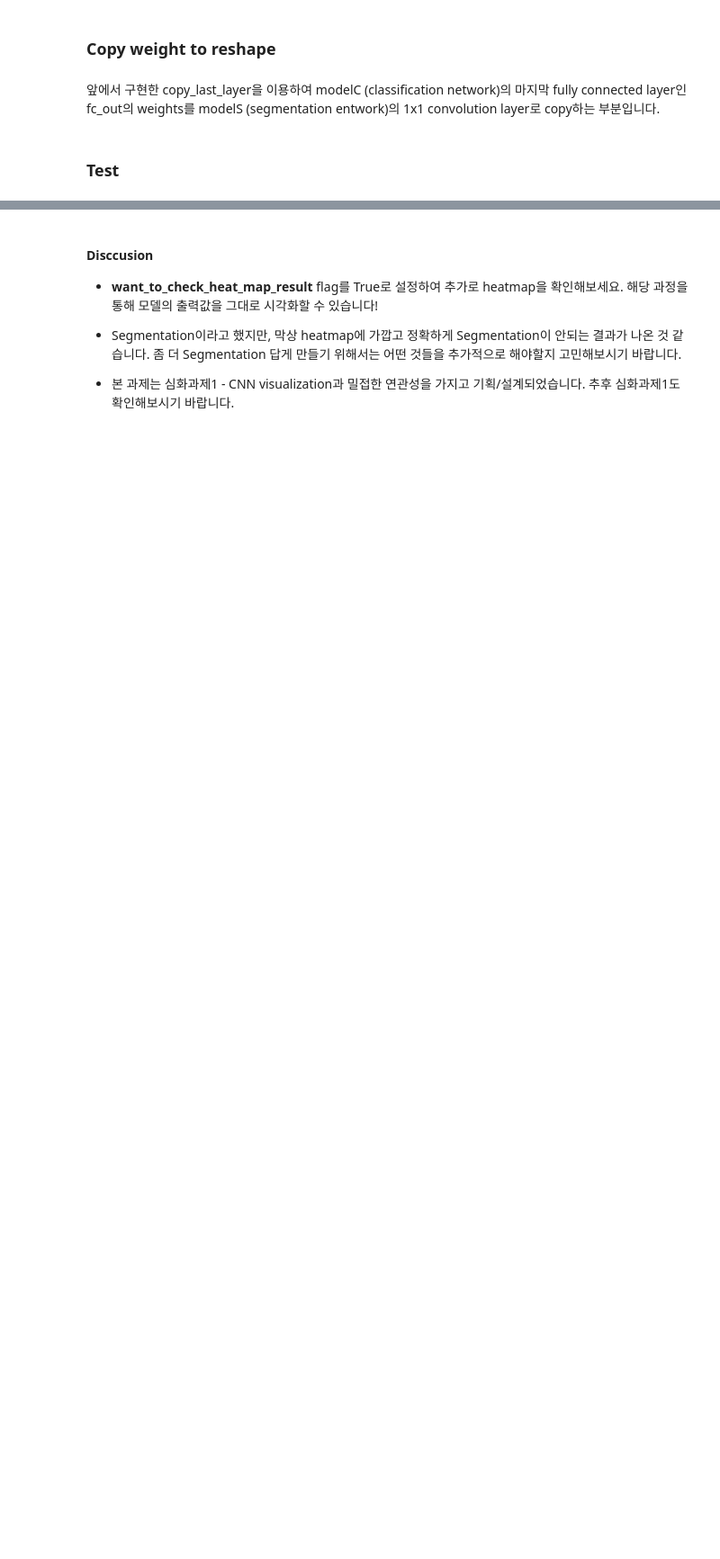
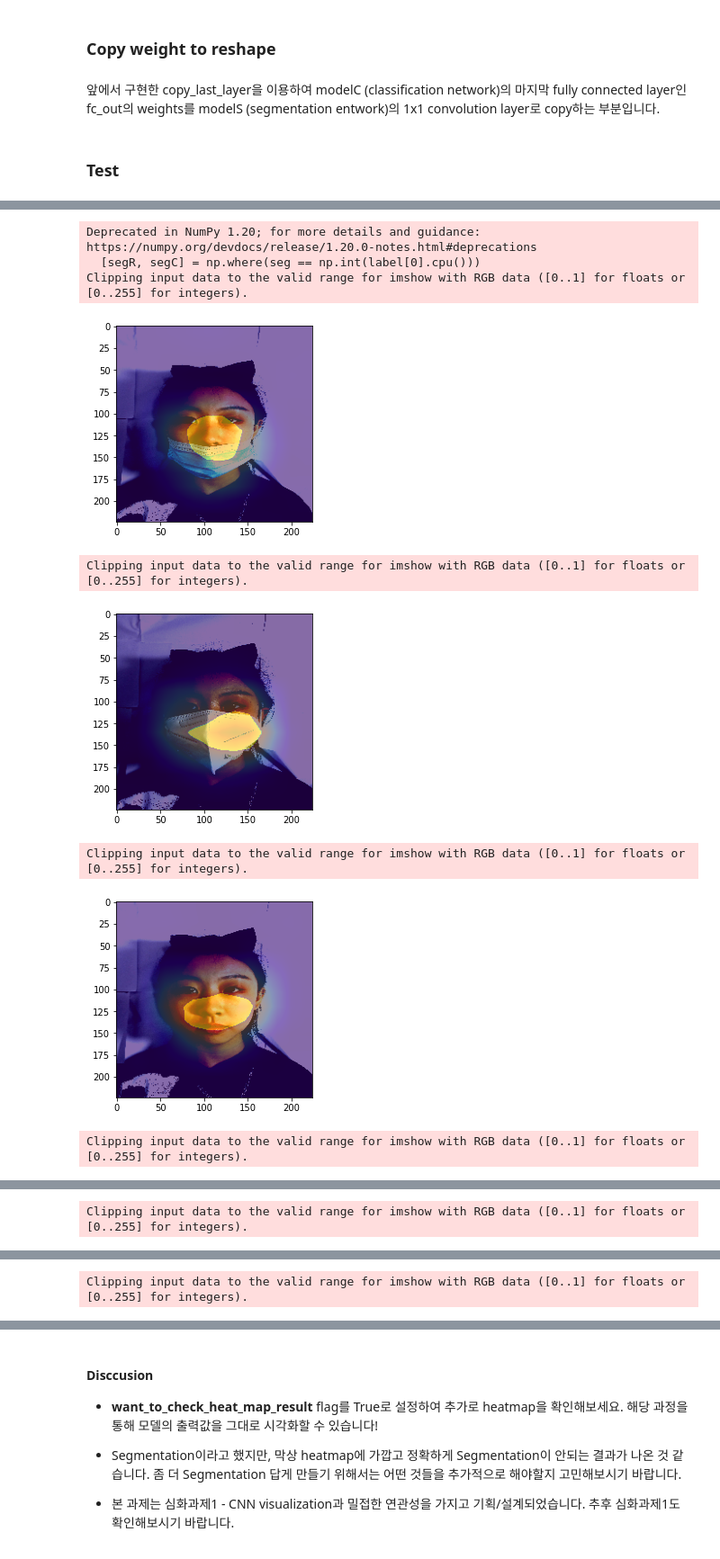
Before and after one commit to BoostCampCV03/KimDaeYu_T3023, a Jupyter notebook: Task/8W/(기본) 3번 과제 - Classification to Segmentation.ipynb, the cells around one changed output, grey strips where cells are left out. Shown: that part at 90% size. Drawn from its saved outputs; the diff is of its cells as text; code cells hidden in the pictures; blank space fills up the shorter version.

```diff
--- a/Task/8W/(기본) 3번 과제 - Classification to Segmentation.ipynb
+++ b/Task/8W/(기본) 3번 과제 - Classification to Segmentation.ipynb
@@ -168,7 +195,7 @@ class VGG11Segmentation(nn.Module):
     '''======================== TO DO (1) ========================'''
 
     with torch.no_grad():
-      self.conv_out =
+      self.conv_out = nn.Conv2d(512, 7, kernel_size=1)
 
     '''======================== TO DO (1) ========================'''
     '''==========================================================='''
@@ -197,9 +224,9 @@ class VGG11Segmentation(nn.Module):
     '''==========================================================='''
     '''======================== TO DO (2) ========================'''
 
-    reshaped_fc_out =
-    reshaped_fc_out = torch.reshape(reshaped_fc_out, )
-    self.conv_out.weight =
+    reshaped_fc_out = fc_out.weight
+    reshaped_fc_out = torch.reshape(reshaped_fc_out, shape=(7,512,1,1))
+    self.conv_out.weight = torch.nn.Parameter(reshaped_fc_out)
 
     '''======================== TO DO (2) ========================'''
     '''==========================================================='''
@@ -336,36 +368,46 @@ test_dataset = MaskDataset(data_root, input_size=input_size, transform=transform
 test_loader = DataLoader(test_dataset, batch_size=batch_size, pin_memory=True, shuffle=True)
 # %%
 import matplotlib
-
+import matplotlib.pyplot
 # Test on Segmentation
 modelS.cuda().float()
 modelS.eval()
 
 for iter, (img, label) in enumerate(test_loader):
   img = img.float().cuda()
 
   # Inference for Semantic Segmentation
   res = modelS(img)[0]
 
   heat = res[label[0]]
   resH = heat.cpu().detach().numpy()
   heatR, heatC = np.where(resH > np.percentile(resH, 95))
 
   seg = torch.argmax(res, dim=0)
   seg = seg.cpu().detach().numpy()
   [segR, segC] = np.where(seg == np.int(label[0].cpu()))
 
   resS = np.zeros((224,224))
   for i, r in enumerate(heatR):
     c = heatC[i]
     if (r in segR) and (c in segC):
       resS[r,c] = 1
 
-  want_to_check_heat_map_result = False
+  want_to_check_heat_map_result = True
 
   # Plot segmentation result
   matplotlib.pyplot.imshow(img[0].cpu().permute(1, 2, 0))
   if want_to_check_heat_map_result:
     matplotlib.pyplot.imshow(resH, cmap='jet', alpha=0.3)
   matplotlib.pyplot.imshow(resS, alpha=0.4)
   matplotlib.pyplot.show()
+# %% [output]
+Deprecated in NumPy 1.20; for more details and guidance: https://numpy.org/devdocs/release/1.20.0-notes.html#deprecations
+  [segR, segC] = np.where(seg == np.int(label[0].cpu()))
+Clipping input data to the valid range for imshow with RGB data ([0..1] for floats or [0..255] for integers).
+[figure, added]
+Clipping input data to the valid range for imshow with RGB data ([0..1] for floats or [0..255] for integers).
+[figure, added]
+Clipping input data to the valid range for imshow with RGB data ([0..1] for floats or [0..255] for integers).
+[figure, added]
+Clipping input data to the valid range for imshow with RGB data ([0..1] for floats or [0..255] for integers).
@@ -371,0 +415 @@ for iter, (img, label) in enumerate(test_loader):
+Clipping input data to the valid range for imshow with RGB data ([0..1] for floats or [0..255] for integers).
@@ -371,0 +417 @@ for iter, (img, label) in enumerate(test_loader):
+Clipping input data to the valid range for imshow with RGB data ([0..1] for floats or [0..255] for integers).
```
Also changed, not shown: parts of 5 cells of this notebook, 1 other file.
